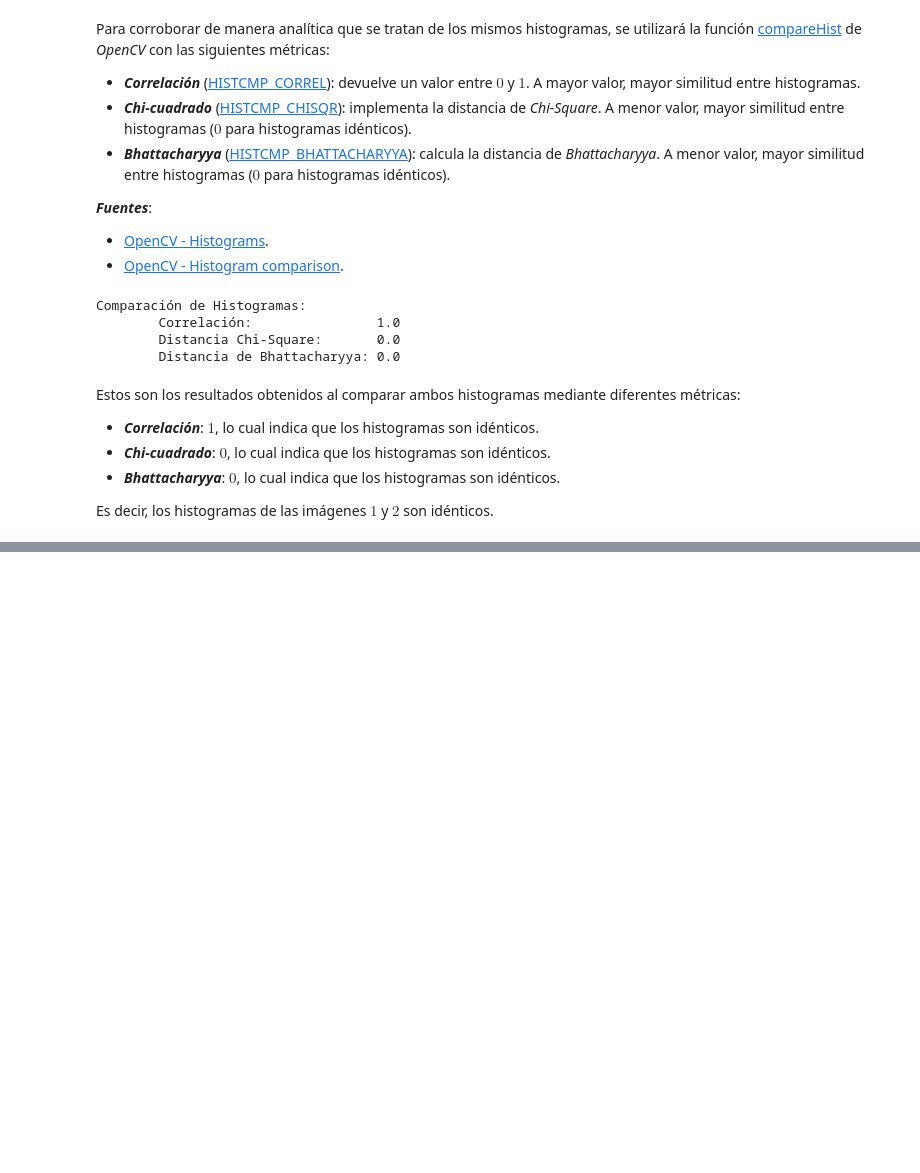
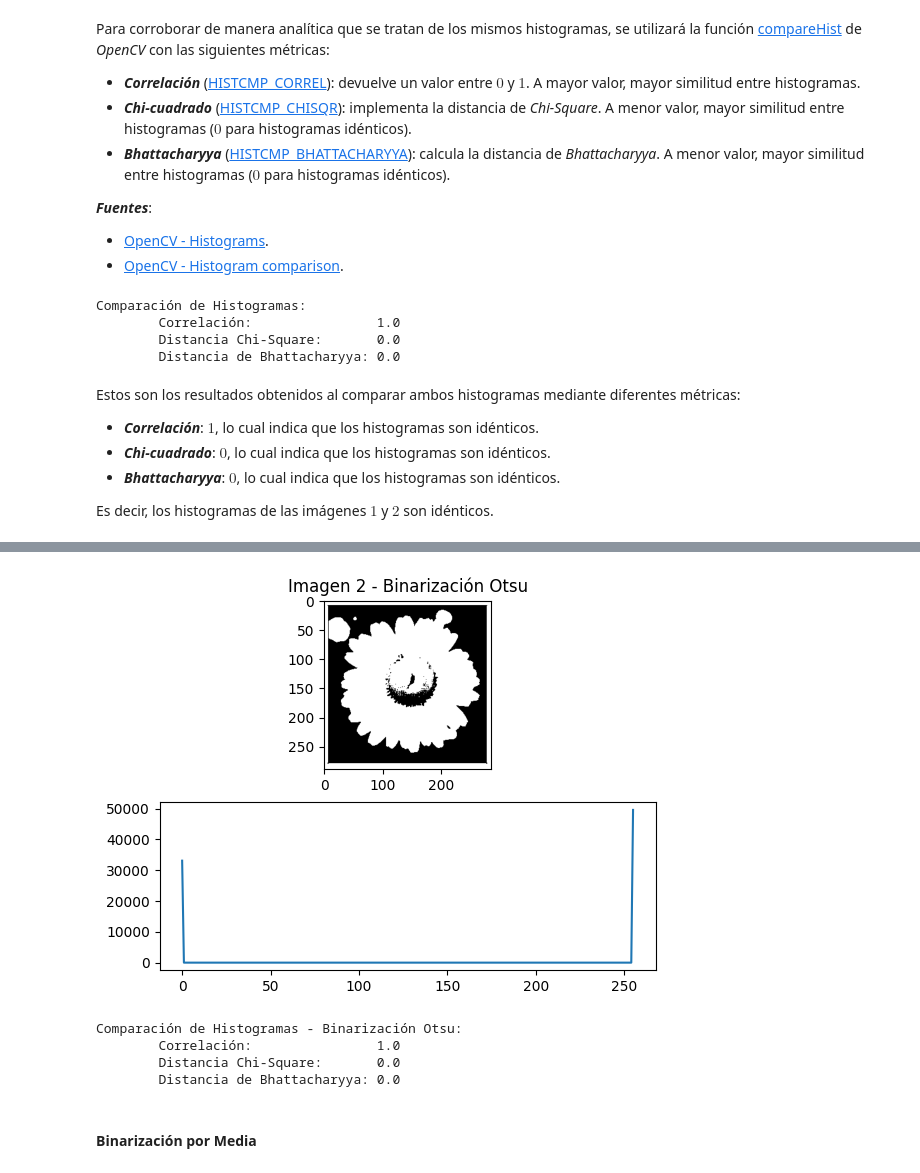
Before and after one commit to gasper-az/vision_computadora_I, a Jupyter notebook: resolucion_tps/TP1/resolucion.ipynb, the cells around one changed output, grey strips where cells are left out. Saved outputs shown, nothing was run; the diff lists cells and outputs as text; code cells hidden in the pictures; blank space fills up the shorter version.

```diff
--- a/resolucion_tps/TP1/resolucion.ipynb
+++ b/resolucion_tps/TP1/resolucion.ipynb
@@ -95,0 +185,25 @@ Es decir, los histogramas de las imágenes $1$ y $2$ son idénticos.
+# %%
+graficar_imagen_e_histograma(imagen=thresh_2, histograma=hist_img2, cmap='gray', vmin=0, vmax=1, title="Imagen 2 - Binarización Otsu")
+# %% [output]
+[figure, added]
+# %%
+# Aseguro que el tipo sea float 32.
+h1 = hist_img1.astype(np.float32)
+h2 = hist_img2.astype(np.float32)
+
+corr = cv.compareHist(h1, h2, cv.HISTCMP_CORREL)
+chi2 = cv.compareHist(h1, h2, cv.HISTCMP_CHISQR)
+bhat = cv.compareHist(h1, h2, cv.HISTCMP_BHATTACHARYYA)
+
+print(f"""Comparación de Histogramas - Binarización Otsu:
+      \tCorrelación:                {corr}
+      \tDistancia Chi-Square:       {chi2}
+      \tDistancia de Bhattacharyya: {bhat}
+""")
+# %% [output]
+Comparación de Histogramas - Binarización Otsu:
+        Correlación:                1.0
+        Distancia Chi-Square:       0.0
+        Distancia de Bhattacharyya: 0.0
+# %% [markdown]
+#### Binarización por Media
```
Also changed, not shown: parts of 19 cells of this notebook, 1 other file.
